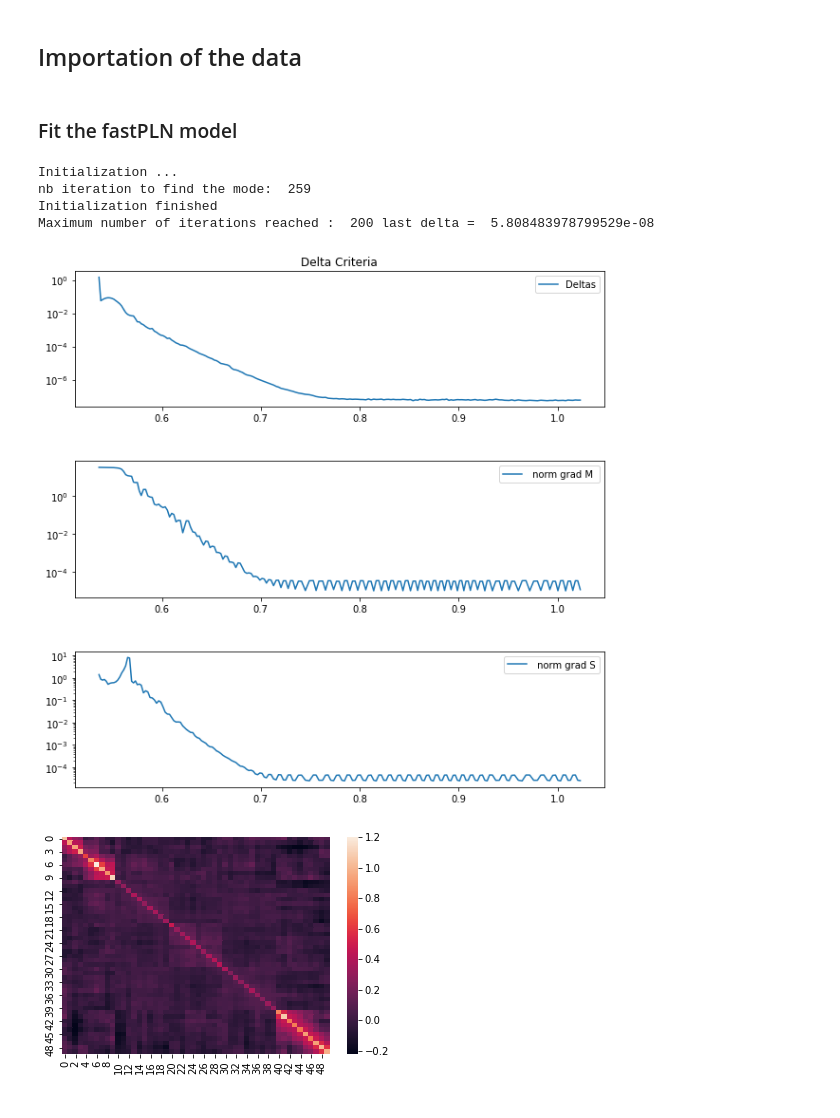
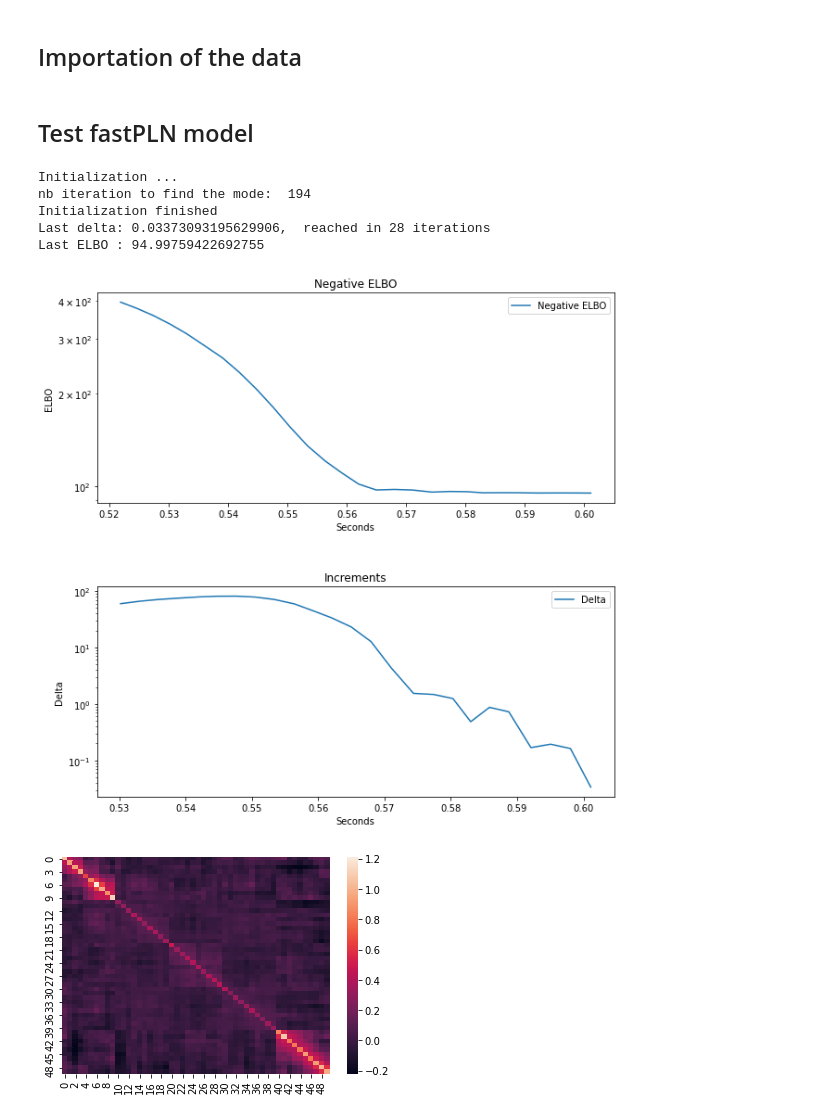
Before and after one commit to PLN-team/pyPLNmodels, a Jupyter notebook: test_PLN.ipynb, the cells around one changed output. Drawn from its saved outputs; the diff is of its cells as text; code cells hidden in the pictures.

```diff
--- a/test_PLN.ipynb
+++ b/test_PLN.ipynb
@@ -34,15 +34,14 @@ true_Sigma = torch.from_numpy(pd.read_csv('true_Sigma_test').values)
 # %% [markdown]
-### Fit the fastPLN model
+##  Test fastPLN model
 # %%
 fast = fastPLN()
-fast.fit(Y,O,cov, tol_delta = 0, tol_RMSE_M_grad= 0)
+fast.fit(Y,O,cov)
+print(fast)
 # %% [output]
 Initialization ...
-nb iteration to find the mode:  259
+nb iteration to find the mode:  194
 Initialization finished
-Maximum number of iterations reached :  200 last delta =  5.808483978799529e-08
+Last delta: 0.03373093195629906,  reached in 28 iterations
+Last ELBO : 94.99759422692755
+[figure, added]
+[figure, added]
-# %%
-print(fast)
-# %% [output]
-[figure, removed]
-[figure, removed]
```
Also changed, not shown: parts of 18 cells of this notebook, 13 other files.
